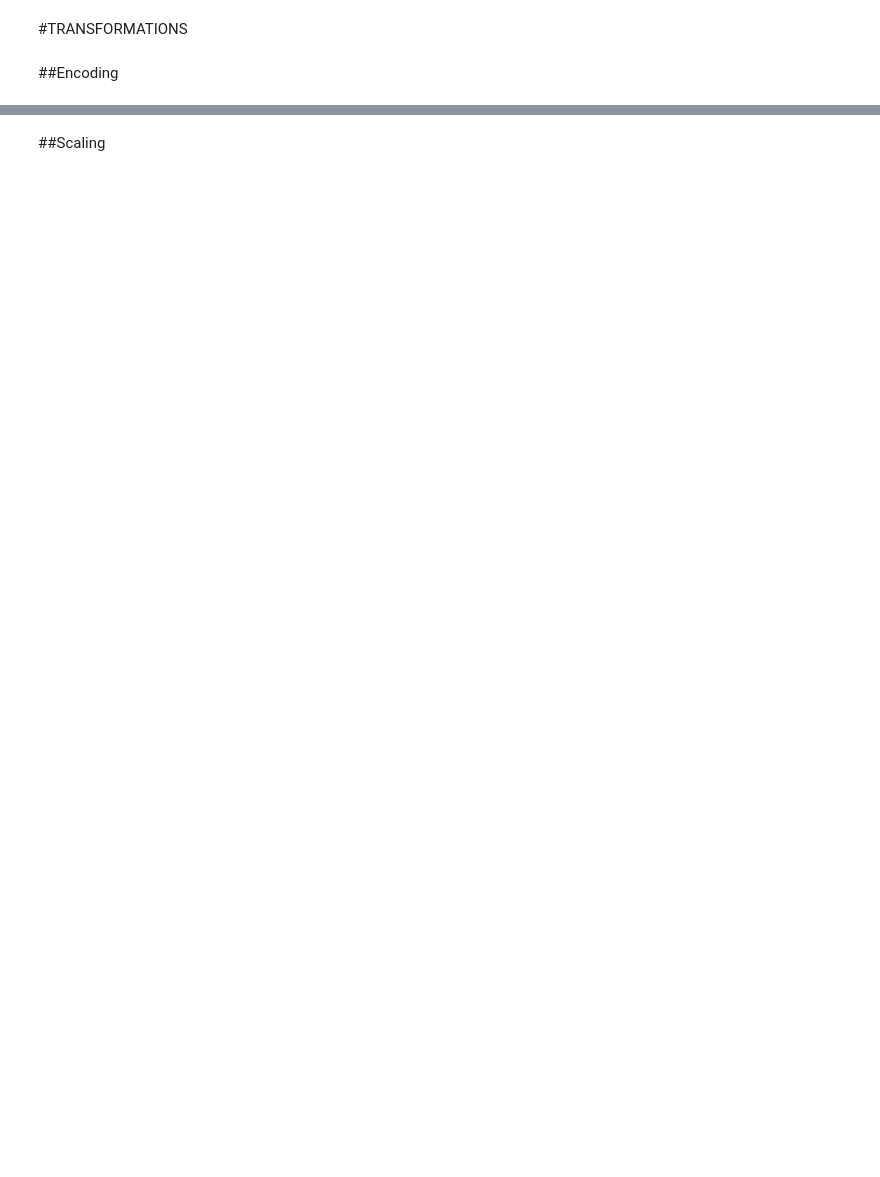
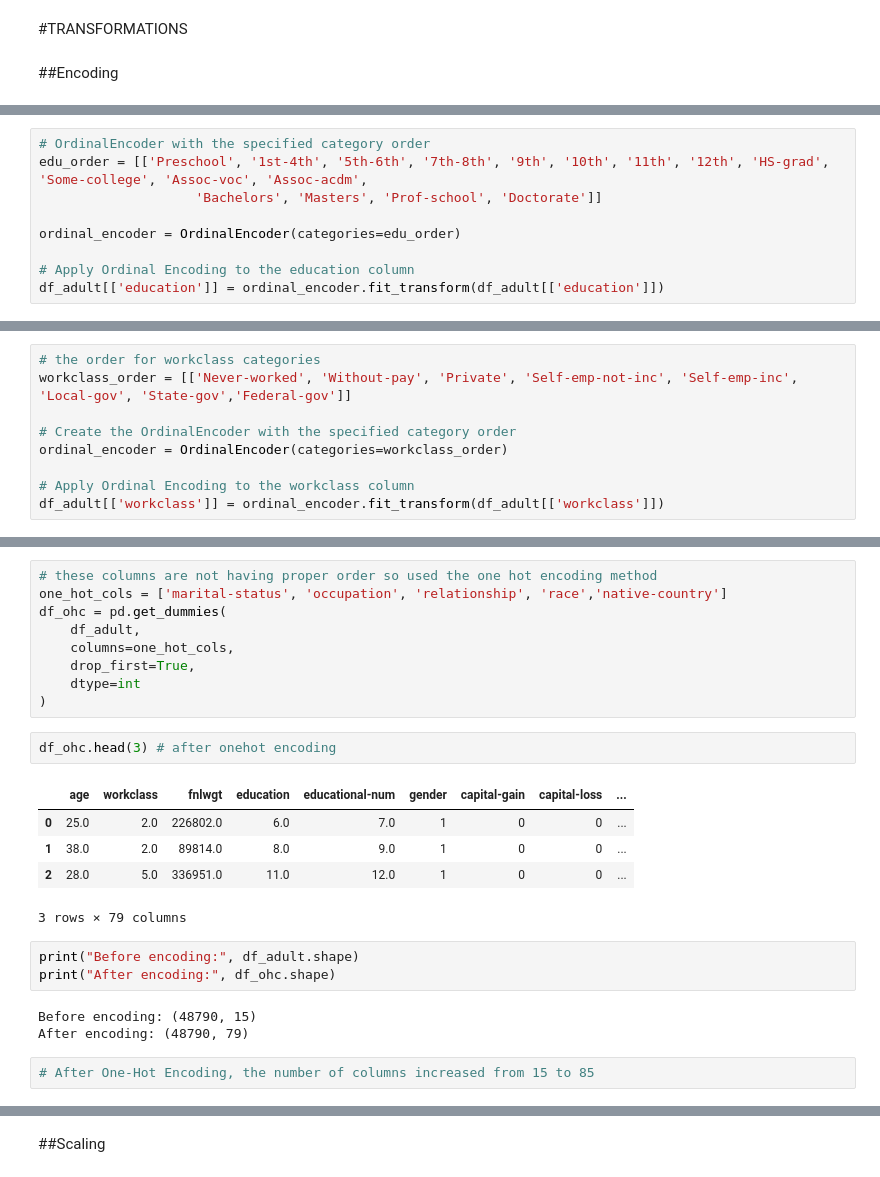
Before and after one commit to eshhha/ADULT_INCOME___PREDICTION, a Jupyter notebook: Adult_Income_prediction(preprocessing).ipynb, the cells around one changed output, grey strips where cells are left out. Drawn from its saved outputs; the diff is of its cells as text; blank space fills up the shorter version.

```diff
--- a/Adult_Income_prediction(preprocessing).ipynb
+++ b/Adult_Income_prediction(preprocessing).ipynb
@@ -416,0 +498,9 @@ print("   Ready for team member to continue with transformations!")
+# %%
+# OrdinalEncoder with the specified category order
+edu_order = [['Preschool', '1st-4th', '5th-6th', '7th-8th', '9th', '10th', '11th', '12th', 'HS-grad', 'Some-college', 'Assoc-voc', 'Assoc-acdm',
+                    'Bachelors', 'Masters', 'Prof-school', 'Doctorate']]
+
+ordinal_encoder = OrdinalEncoder(categories=edu_order)
+
+# Apply Ordinal Encoding to the education column
+df_adult[['education']] = ordinal_encoder.fit_transform(df_adult[['education']])
@@ -416,0 +520,9 @@ print("   Ready for team member to continue with transformations!")
+# %%
+# the order for workclass categories
+workclass_order = [['Never-worked', 'Without-pay', 'Private', 'Self-emp-not-inc', 'Self-emp-inc', 'Local-gov', 'State-gov','Federal-gov']]
+
+# Create the OrdinalEncoder with the specified category order
+ordinal_encoder = OrdinalEncoder(categories=workclass_order)
+
+# Apply Ordinal Encoding to the workclass column
+df_adult[['workclass']] = ordinal_encoder.fit_transform(df_adult[['workclass']])
@@ -416,0 +572,25 @@ print("   Ready for team member to continue with transformations!")
+# %%
+# these columns are not having proper order so used the one hot encoding method
+one_hot_cols = ['marital-status', 'occupation', 'relationship', 'race','native-country']
+df_ohc = pd.get_dummies(
+    df_adult,
+    columns=one_hot_cols,
+    drop_first=True,
+    dtype=int
+)
+# %%
+df_ohc.head(3) # after onehot encoding
+# %% [output]
+|  | age | workclass | fnlwgt | education | educational-num | gender | capital-gain | capital-loss | ... |
+| 0 | 25.0 | 2.0 | 226802.0 | 6.0 | 7.0 | 1 | 0 | 0 | ... |
+| 1 | 38.0 | 2.0 | 89814.0 | 8.0 | 9.0 | 1 | 0 | 0 | ... |
+| 2 | 28.0 | 5.0 | 336951.0 | 11.0 | 12.0 | 1 | 0 | 0 | ... |
+3 rows × 79 columns
+# %%
+print("Before encoding:", df_adult.shape)
+print("After encoding:", df_ohc.shape)
+# %% [output]
+Before encoding: (48790, 15)
+After encoding: (48790, 79)
+# %%
+# After One-Hot Encoding, the number of columns increased from 15 to 85
```
Also changed, not shown: parts of 28 cells of this notebook.
